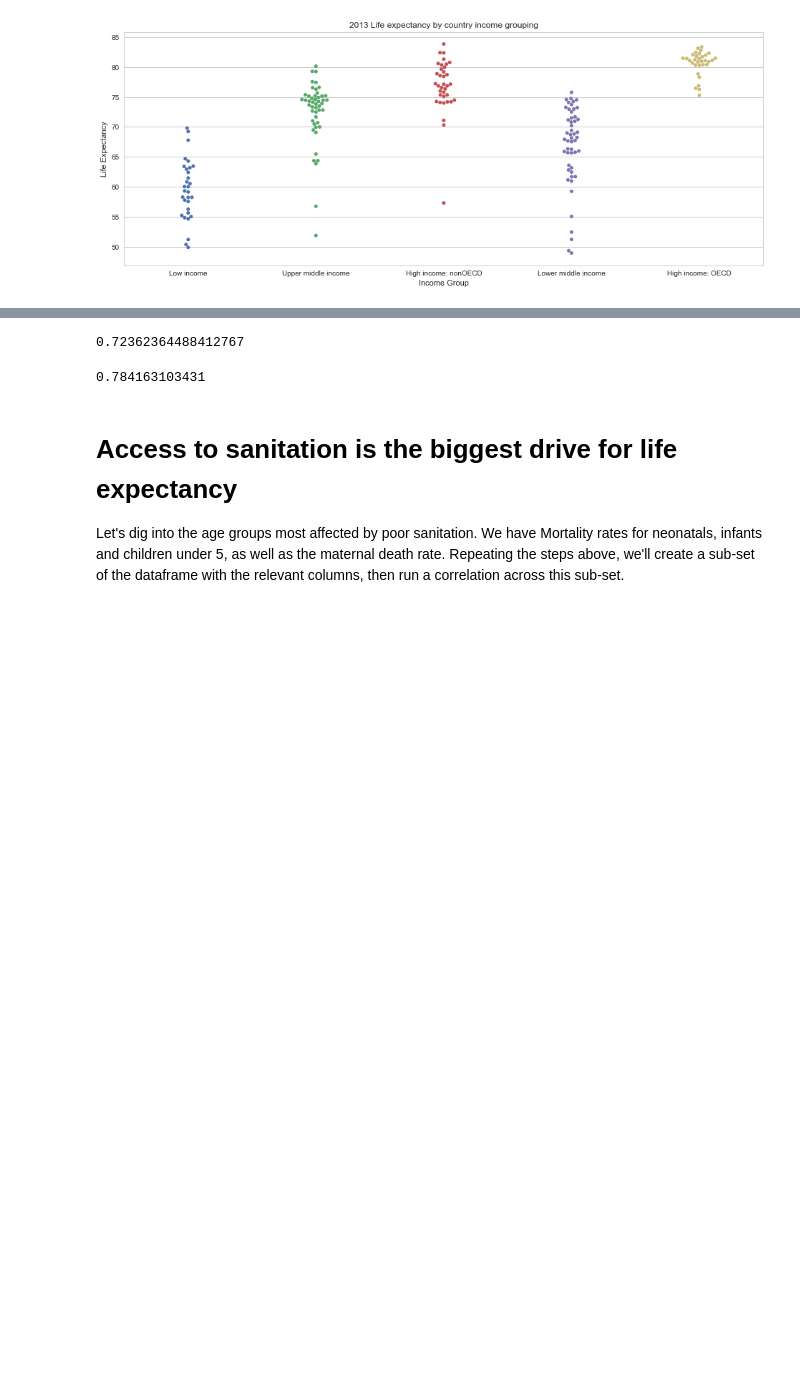
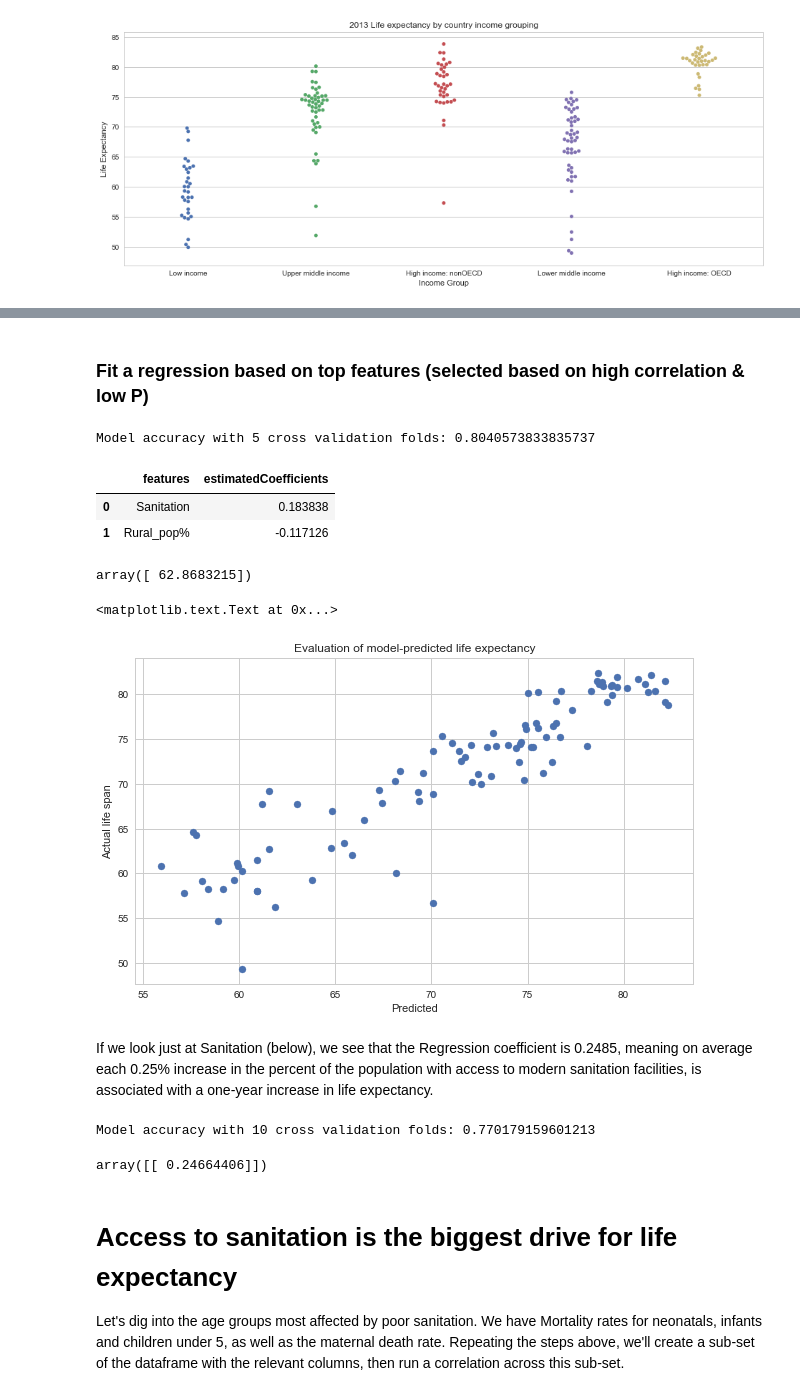
Before and after one commit to gussie/Springboard_data_science, a Jupyter notebook: Capstone1/Capstone 1.ipynb, the cells around one changed output, grey strips where cells are left out. Saved outputs shown, nothing was run; the diff lists cells and outputs as text; code cells hidden in the pictures; blank space fills up the shorter version.

```diff
--- a/Capstone1/Capstone 1.ipynb
+++ b/Capstone1/Capstone 1.ipynb
@@ -219,0 +257,7 @@ df_ml.corr(method='pearson').style.format("{:.2}").background_gradient(cmap=plt.
+# %%
+lr = LinearRegression()
+lr.fit(X, y)
+y_pred = lr.predict(X)
+lr.score(X, y)
+
+pd.DataFrame({'features': X.columns, 'estimatedCoefficients': lr.coef_[0,:]})[['features', 'estimatedCoefficients']]
@@ -220,20 +319,64 @@ df_ml.corr(method='pearson').style.format("{:.2}").background_gradient(cmap=plt.
+# %% [markdown]
+### Fit a regression based on top features (selected based on high correlation & low P)
+# %%
+X_top = df_ml.loc[:,('Sanitation', 'Rural_pop%')]
+# X_top = df_ml.loc[:,('Sanitation', 'Rural_pop%', 'HealthSpend')]
+
+X_train, X_test, y_train, y_test = train_test_split(X_top, y, test_size = 0.3, random_state=42)
+lr = LinearRegression()
+
+lr.fit(X_train, y_train)
+y_pred = lr.predict(X_test)
+lr.score(X_test, y_test)
+
+import numpy as np
+cv_results = cross_val_score(lr, X_top, y, cv = 5)
+print('Model accuracy with 5 cross validation folds: {}' .format(np.mean(cv_results)))
+# %% [output]
+Model accuracy with 5 cross validation folds: 0.8040573833835737
+# %%
+# The coefficients
+pd.DataFrame({'features': X_top.columns, 'estimatedCoefficients': lr.coef_[0,:]})[['features', 'estimatedCoefficients']]
+# %% [output]
+|  | features | estimatedCoefficients |
+| 0 | Sanitation | 0.183838 |
+| 1 | Rural_pop% | -0.117126 |
+# %%
+lr.intercept_
+# %% [output]
+array([ 62.8683215])
+# %%
+# scatter plot between actual and predicted life expectancy
+y_predicted = lr.predict(X_top)
+plt.figure(figsize=(10,6))
+plt.scatter(y_predicted, y)
+plt.xlabel("Predicted")
+plt.ylabel("Actual life span")
+plt.title('Evaluation of model-predicted life expectancy')
+# %% [output]
+<matplotlib.text.Text at 0x...>
+[figure, added]
+# %% [markdown]
+If we look just at Sanitation (below), we see that the Regression coefficient is 0.2485, meaning on average each 0.25% increase in the percent of the population with access to modern sanitation facilities, is associated with a one-year increase in life expectancy.
 # %%
-y = df_ml.LifeExpect_total.values.reshape(-1,1)
-X = df_ml.drop(['LifeExpect_total'], axis = 1)
+X_sani = df_ml.loc[:,('Sanitation')].values.reshape(-1,1)
+X_top = df_ml.loc[:,('Sanitation', 'Rural_pop%')]
 
-X_train, X_test, y_train, y_test = train_test_split(X, y, test_size = 0.3, random_state=42)
-lr = LinearRegression(normalize=True)
+X_train, X_test, y_train, y_test = train_test_split(X_sani, y, test_size = 0.3, random_state=42)
+lr = LinearRegression()
 
 lr.fit(X_train, y_train)
 y_pred = lr.predict(X_test)
 lr.score(X_test, y_test)
+
+cv_results = cross_val_score(lr, X_sani, y, cv = 5)
+print('Model accuracy with 10 cross validation folds: {}' .format(np.mean(cv_results)))
 # %% [output]
-0.72362364488412767
+Model accuracy with 10 cross validation folds: 0.770179159601213
-# %%
-cv_results = cross_val_score(lr, X, y, cv = 10)
-print(np.mean(cv_results))
-# %% [output]
-0.784163103431
+# %%
+lr.coef_
+# %% [output]
+array([[ 0.24664406]])
 # %% [markdown]
 # Access to sanitation is the biggest drive for life expectancy
 Let's dig into the age groups most affected by poor sanitation. We have Mortality rates for neonatals, infants and children under 5, as well as the maternal death rate. Repeating the steps above, we'll create a sub-set of the dataframe with the relevant columns, then run a correlation across this sub-set.
```
Also changed, not shown: parts of 17 cells of this notebook, 1 other file.
